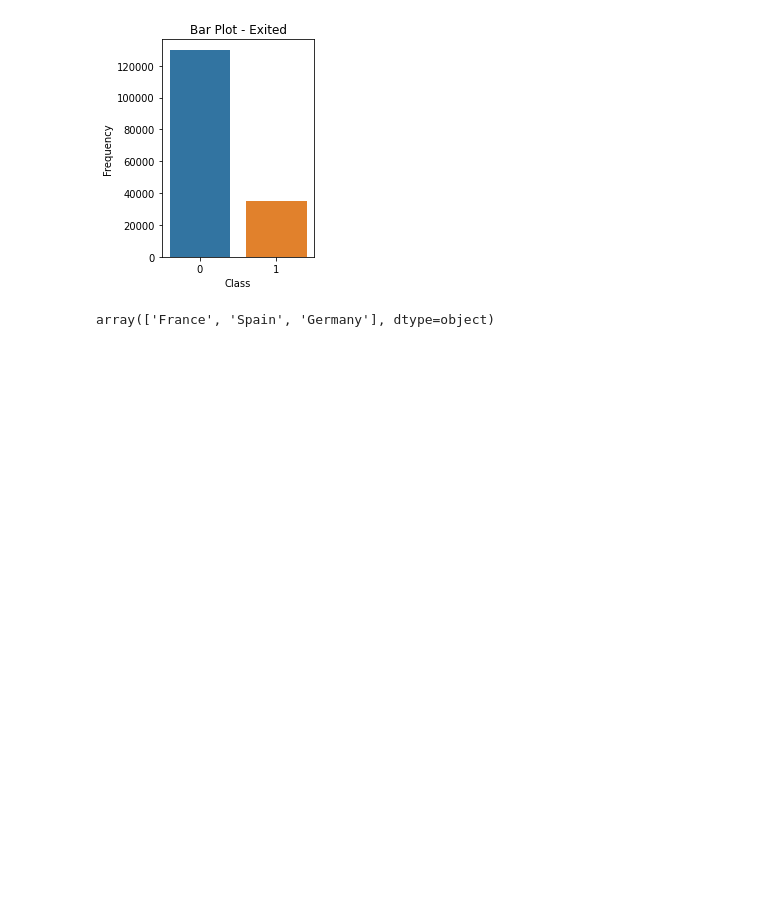
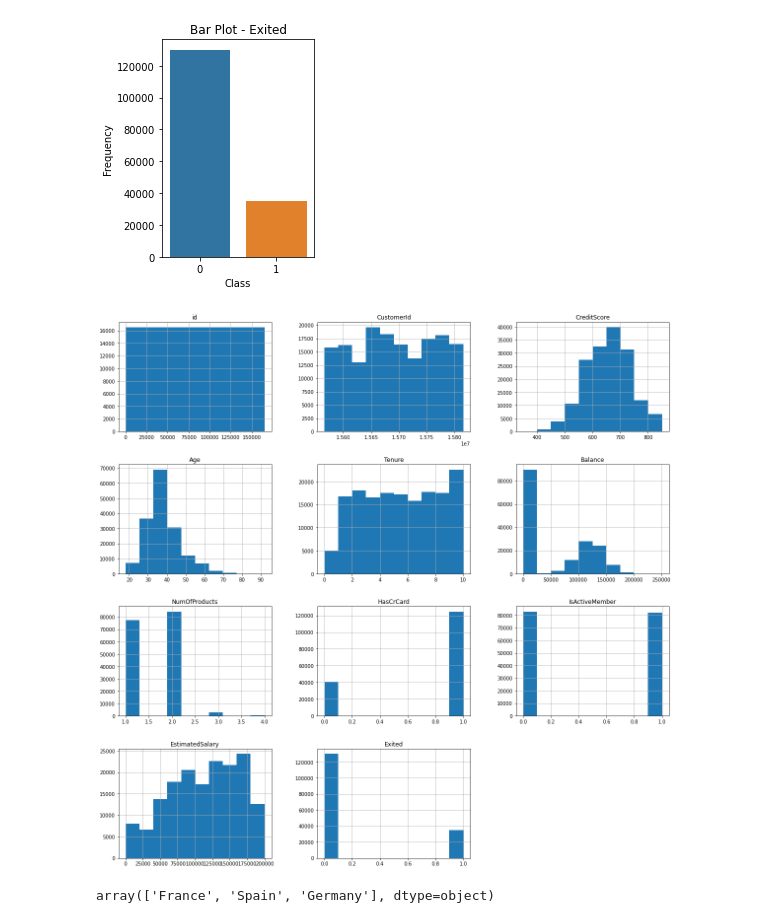
Before and after one commit to ScripterKSG/s4e01, a Jupyter notebook: s4e01.ipynb, the cells around one changed output. Saved outputs shown, nothing was run; the diff lists cells and outputs as text; code cells hidden in the pictures; blank space fills up the shorter version.

```diff
--- a/s4e01.ipynb
+++ b/s4e01.ipynb
@@ -100,6 +104,11 @@ plt.title("Bar Plot - Exited")
 plt.show()
 # %% [output]
 [figure]
+# %%
+train.hist(figsize=(20,20))
+plt.show()
+# %% [output]
+[figure, added]
 # %%
 train.Geography.unique()
 # %% [output]
```
Also changed, not shown: parts of 15 cells of this notebook, 1 other file.
